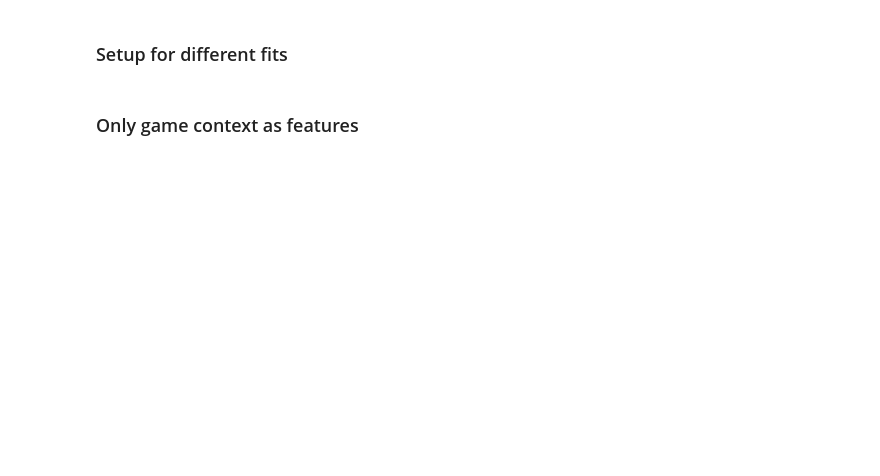
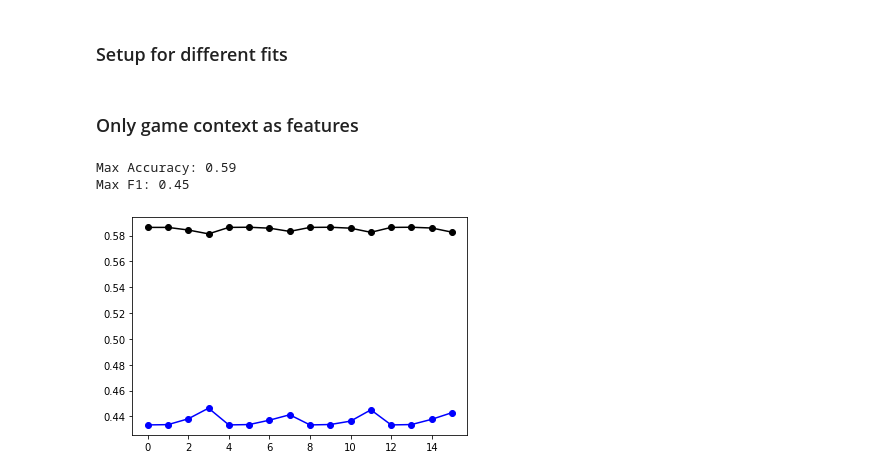
Before and after one commit to david-j-cox/Man-vs-Machine, a Jupyter notebook: Predicting_Next_Pitch.ipynb, the cells around one changed output. Saved outputs shown, nothing was run; the diff lists cells and outputs as text; code cells hidden in the pictures; blank space fills up the shorter version.

```diff
--- a/Predicting_Next_Pitch.ipynb
+++ b/Predicting_Next_Pitch.ipynb
@@ -659,5 +651,9 @@ all_corrects = pd.DataFrame(all_corrects, columns=['all_corrects'])
 # %% [markdown]
 # Tackling as a rolling supervised ML problem
+# %%
+# If picking up fresh
+data = pd.read_csv('verlander_operant.csv').drop(['Unnamed: 0'], axis=1)
+df = data.copy()
 # %%
 # Some packages
 from sklearn.ensemble import RandomForestClassifier
@@ -667,3 +666,20 @@ from sklearn.metrics import r2_score
 from sklearn.model_selection import train_test_split
 from sklearn.metrics import precision_recall_curve, f1_score, auc, confusion_matrix, multilabel_confusion_matrix
 from sklearn.preprocessing import MinMaxScaler
+# %%
+# Create state_df to trim down just the game states associated with each pitch
+state_df = df[['stand', 'balls', 'strikes', 'outs_when_up', 'on_1b', 'on_2b', 'on_3b',
+               'last_5_hs', 'last_5_hb', 'last_5_ss', 'last_5_sb', 'bias_500',
+               'sens_500', 'vac_500', 'pitch_cat']]
+count = 0
+for pitch in ['hs', 'hb', 'ss', 'sb', 'un']:
+  state_df['pitch_cat'] = state_df['pitch_cat'].replace(pitch, count)
+  count+=1
+
+# Handle missing vals for molar features
+state_df['bias_500'] = state_df['bias_500'].replace(np.nan, 0)
+state_df['sens_500'] = state_df['sens_500'].replace(np.nan, 1)
+state_df['vac_500'] = state_df['vac_500'].replace(np.nan, 0)
+
+# Check it out
+state_df.describe()
@@ -758,0 +869,10 @@ all_feats_rescaled = MinMaxScaler().fit_transform(all_feats)
+# %%
+# Hyperparameter tuning on entire df with scaled context features
+tune_rf(features=context_feats_rescaled, outcome=state_df['pitch_cat'])
+tune_knn(features=context_feats_rescaled, outcome=state_df['pitch_cat'])
+tune_adaboost(features=context_feats_rescaled, outcome=state_df['pitch_cat'])
+tune_gdb(features=context_feats_rescaled, outcome=state_df['pitch_cat'])
+# %% [output]
+Max Accuracy: 0.59
+Max F1: 0.45
+[figure, added]
```
Also changed, not shown: parts of 22 cells of this notebook.
